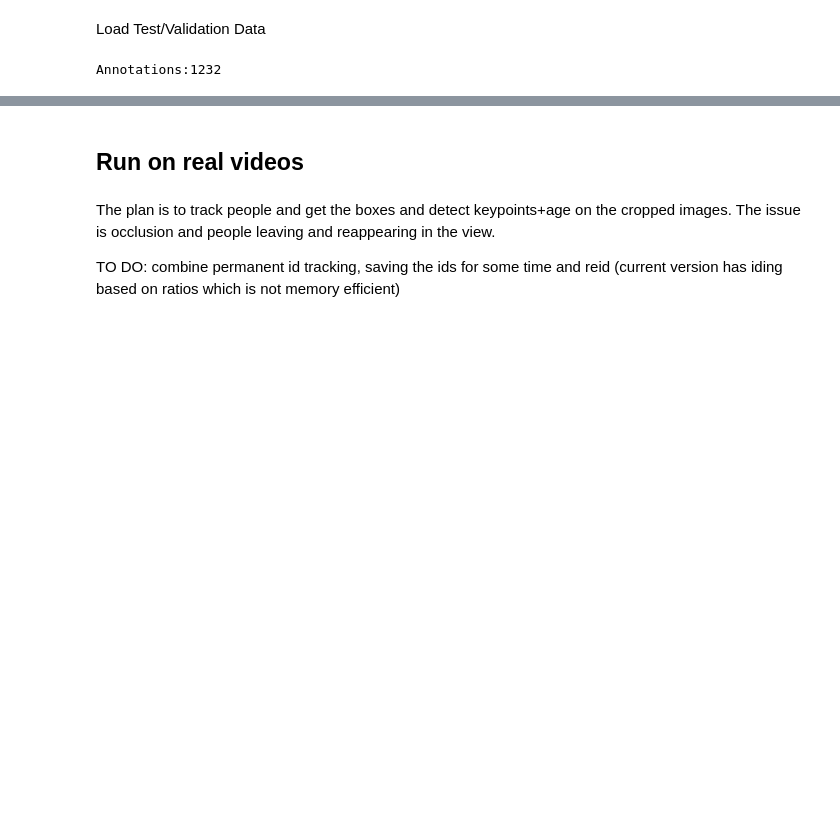
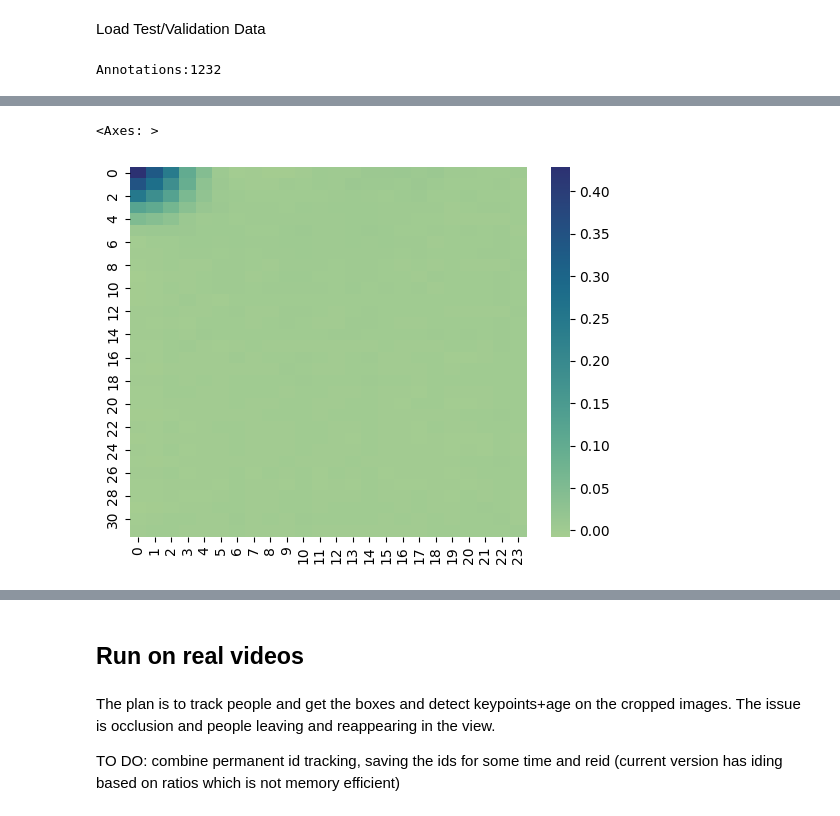
Before and after one commit to alekk12/keypoints, a Jupyter notebook: keypoints.ipynb, the cells around one changed output, grey strips where cells are left out. Cells and saved outputs as stored; diff of their text form; code cells hidden in the pictures; blank space fills up the shorter version.

```diff
--- a/keypoints.ipynb
+++ b/keypoints.ipynb
@@ -476,0 +491,5 @@ if __name__ == '__main__':
+# %%
+sns.heatmap(ht[0][3].cpu(), cmap="crest")
+# %% [output]
+<Axes: >
+[figure, added]
```
Also changed, not shown: parts of 12 cells of this notebook.
